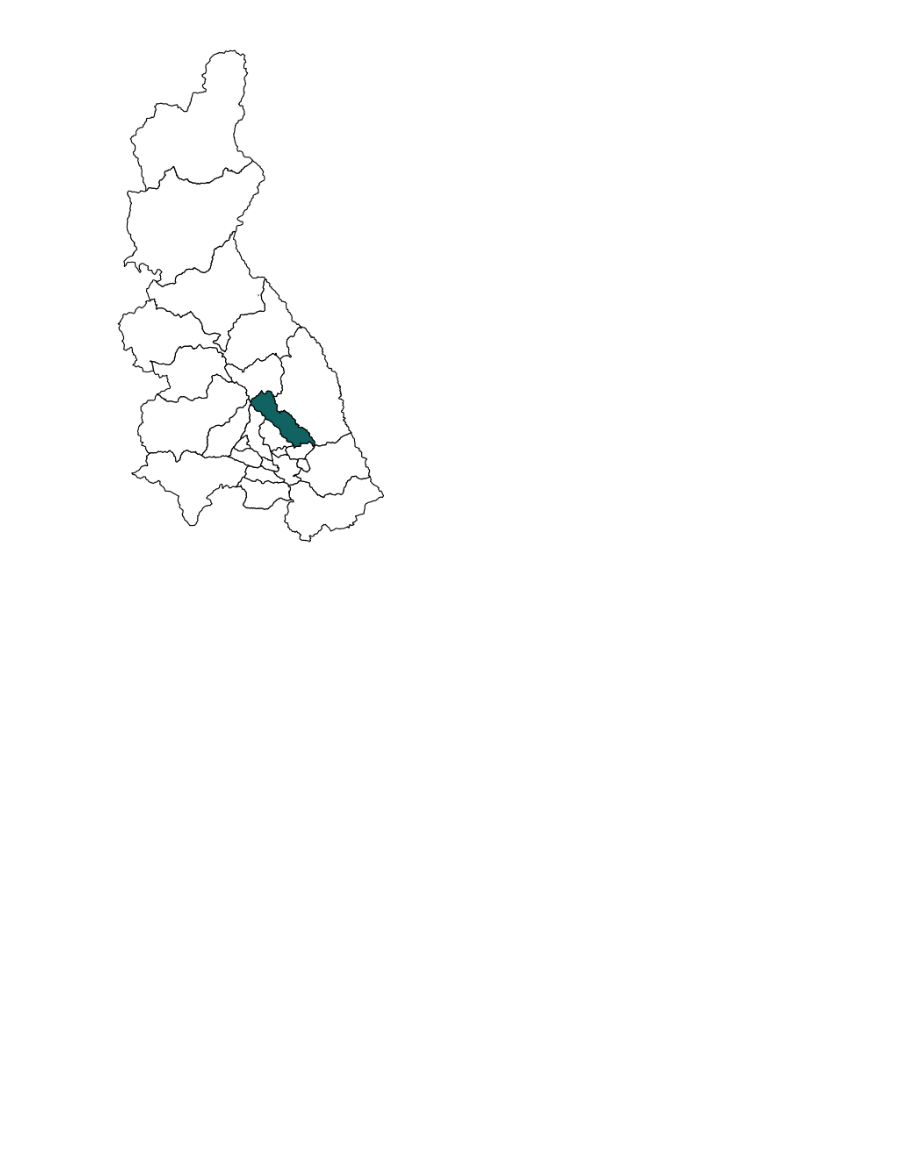
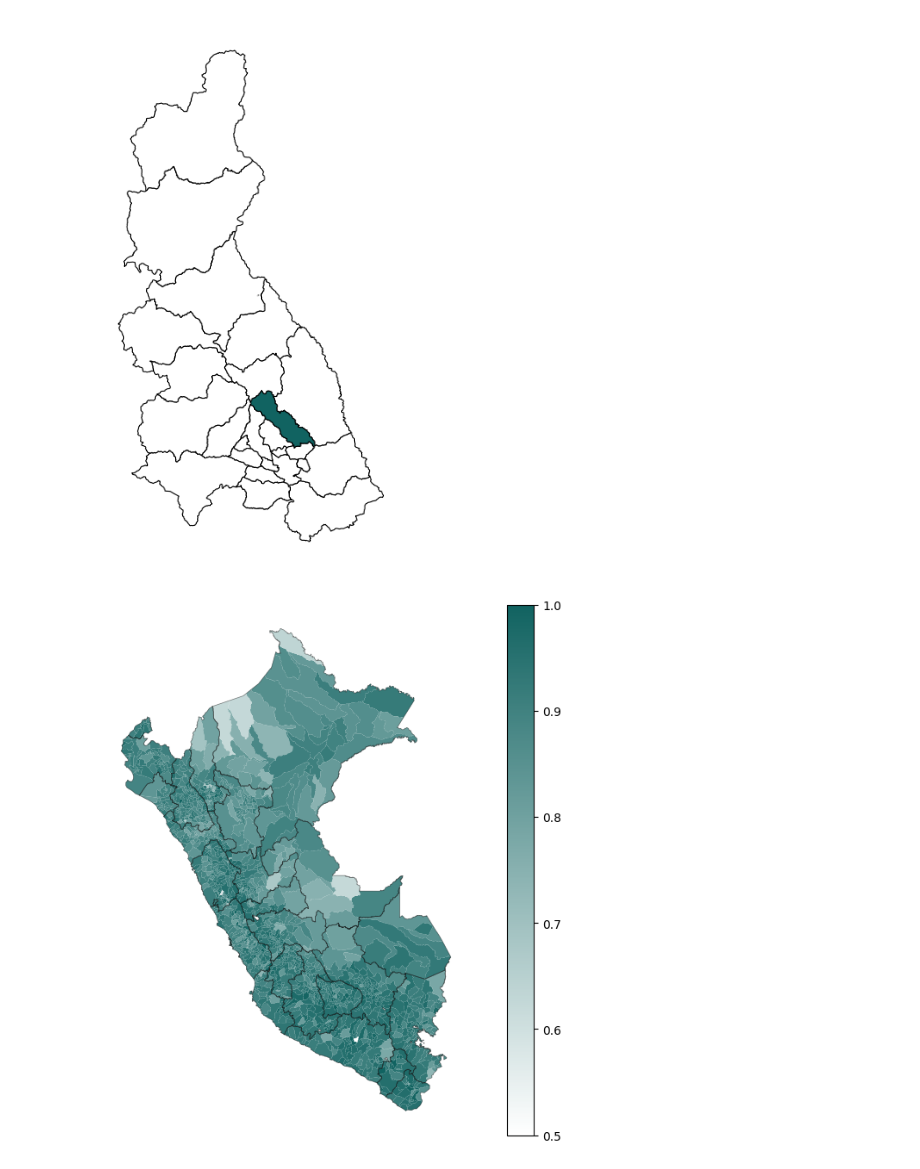
Before and after one commit to cesarnunezh/CNHGitHub, a Jupyter notebook: Data Perú/Mapas Perú.ipynb, the cells around one changed output. Saved outputs shown, nothing was run; the diff lists cells and outputs as text; code cells hidden in the pictures; blank space fills up the shorter version.

```diff
--- a/Data Perú/Mapas Perú.ipynb
+++ b/Data Perú/Mapas Perú.ipynb
@@ -94,3 +94,30 @@ plt.savefig('cajamarca_overlay.png', transparent=True, dpi=300, bbox_inches='tig
 plt.show()
 # %% [output]
 [figure]
+# %%
+import pandas as pd
+import os
+from matplotlib.colors import LinearSegmentedColormap
+
+os.chdir(r'C:\Users\User\OneDrive - Universidad del Pacífico\1. Documentos\0. Bases de datos\11. Mapas Perú')
+
+matDist = pd.read_excel("dataMatricula.xlsx", sheet_name="BD")
+matDist["UBIGEO"] = matDist['UBIGEO'].astype(str).str.zfill(6)
+# %%
+
+merged_df = peru_dist.merge(matDist, on=["UBIGEO"], how='outer')
+
+# Define a custom colormap where strong red represents higher values
+cmap = LinearSegmentedColormap.from_list('custom_reds', [(1,1,1) , (0.06640625, 0.38671875, 0.37890625) ], N=256)
+
+fig, ax = plt.subplots(1, figsize=(12, 8))
+
+merged_df.plot(column='DATA', cmap=cmap, linewidth=0, ax=ax, legend=True, edgecolor='black', alpha=1)
+peru_reg.plot(linewidth=0.5, ax=ax, legend=False, edgecolor='black', alpha=0.5, facecolor="none")  # You can adjust the color and alpha as needed
+
+ax.grid(False)
+ax.axis('off')
+plt.savefig('matriculaDistrital.png', transparent=True, dpi=300, bbox_inches='tight', pad_inches=0)
+plt.show()
+# %% [output]
+[figure, added]
```
Also changed, not shown: parts of 2 cells of this notebook, 3 other files.
